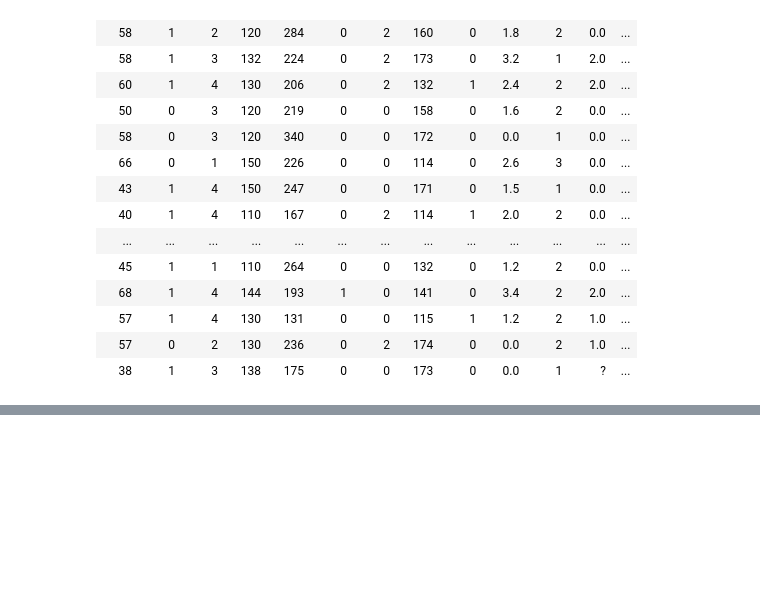
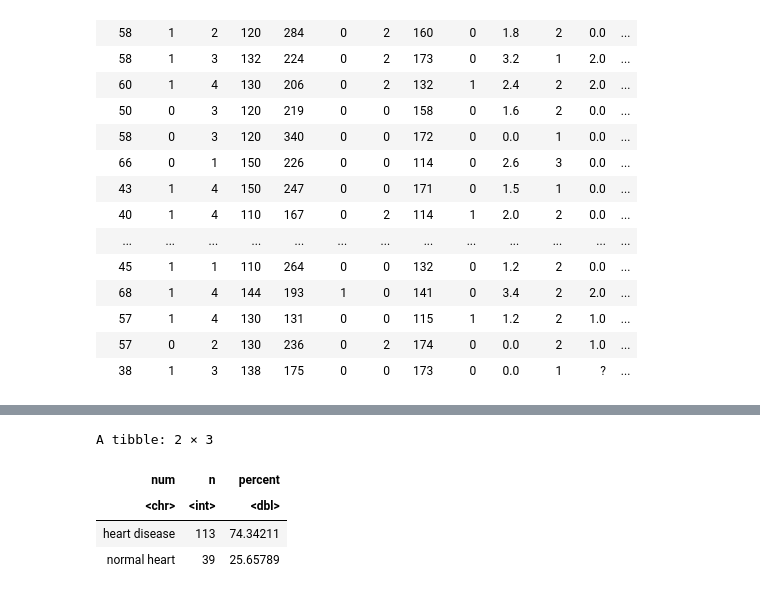
Before and after one commit to zohairomar1/HeartDiseasePredictionModel, a Jupyter notebook: group_proposal_19.ipynb, the cells around one changed output, grey strips where cells are left out. Cells and saved outputs as stored; diff of their text form; code cells hidden in the pictures; blank space fills up the shorter version.

```diff
--- a/group_proposal_19.ipynb
+++ b/group_proposal_19.ipynb
@@ -91,0 +145,13 @@ A tibble: 283 × 11
+# %%
+heart_disease_proportions <- heart_disease_train |>
+                      group_by(num) |>
+                      summarize(n = n()) |>
+                      mutate(percent = 100*n/nrow(heart_disease_train))
+
+heart_disease_proportions
+# %% [output]
+A tibble: 2 × 3
+| num | n | percent |
+| <chr> | <int> | <dbl> |
+| heart disease | 113 | 74.34211 |
+| normal heart | 39 | 25.65789 |
```
Also changed, not shown: parts of 9 cells of this notebook.
